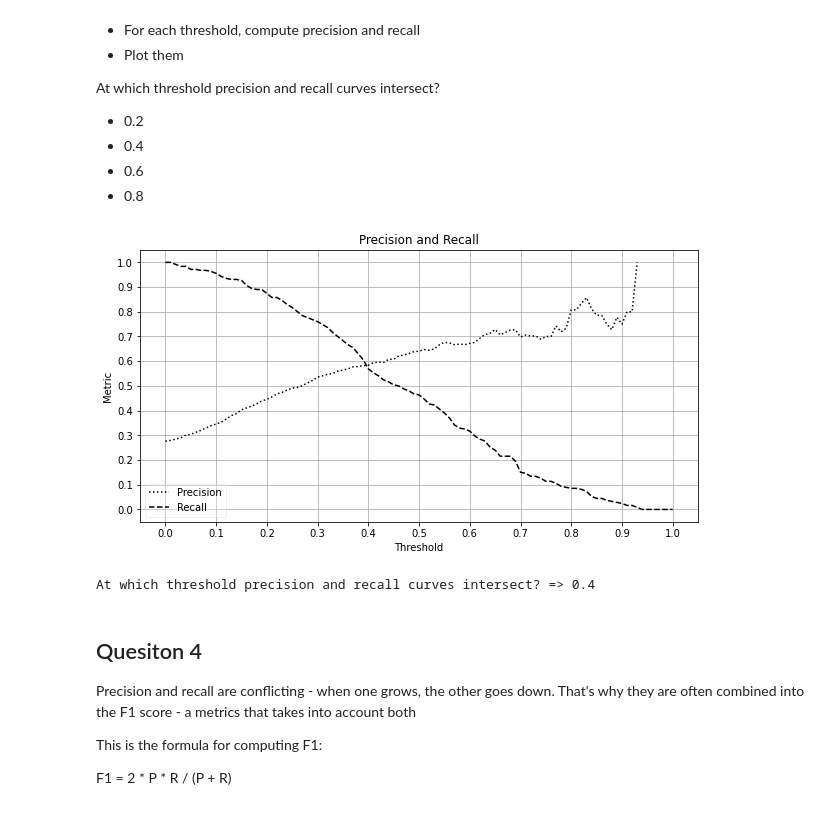
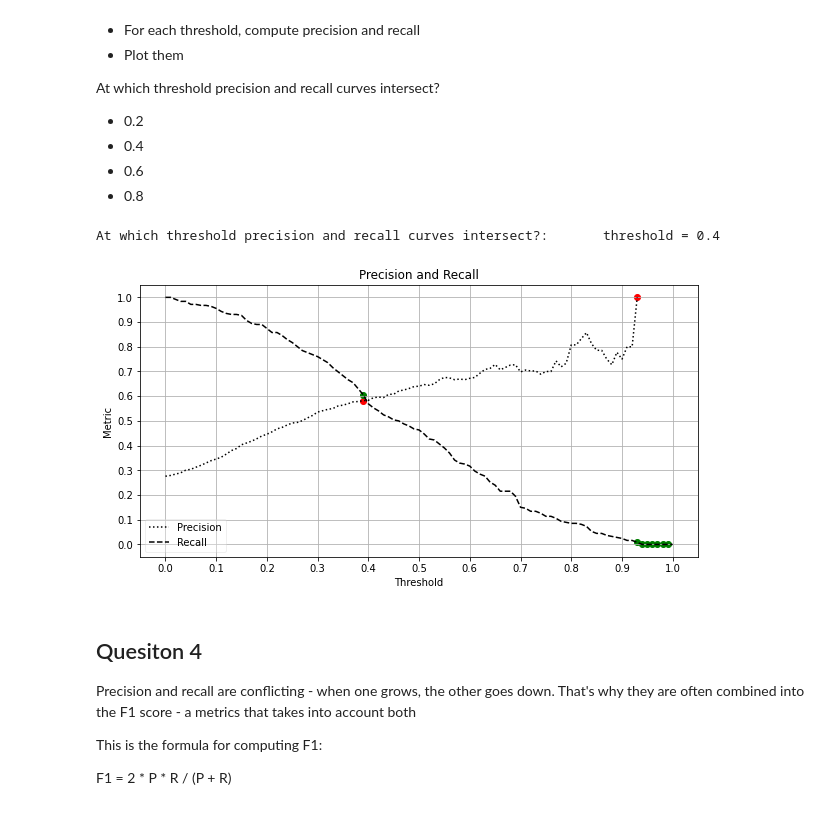
Before and after one commit to alexkolo/202109-ML-Zoomcamp-by-Alexey-Grigorev, a Jupyter notebook: 04 ML Zoomcamp Homework Metrics for Classification.ipynb, the cells around one changed output. Drawn from its saved outputs; the diff is of its cells as text; code cells hidden in the pictures.

```diff
--- a/04 ML Zoomcamp Homework Metrics for Classification.ipynb
+++ b/04 ML Zoomcamp Homework Metrics for Classification.ipynb
@@ -740,25 +733,38 @@ At which threshold precision and recall curves intersect?
 * 0.4
 * 0.6
 * 0.8
+# %%
+x = df_scores_val[0]['threshold'].values
+y1 = df_scores_val[0]['pre'].values
+y2 = df_scores_val[0]['tpr'].values
+# Following: https://stackoverflow.com/questions/28766692/intersection-of-two-graphs-in-python-find-the-x-value
+#  First it calculates f - g and the corresponding signs using np.sign.
+#  Applying np.diff reveals all the positions, where the sign changes (e.g. the lines cross).
+#  Using np.argwhere gives us the exact indices.
+idx = np.argwhere(np.diff(np.sign(y1 - y2))).flatten()
+print(f'At which threshold precision and recall curves intersect?:\t threshold = {x[idx[0]]:.1f}')
+# %% [output]
+At which threshold precision and recall curves intersect?:       threshold = 0.4
 # %%
 fig, axis = plt.subplots(figsize=(10,5))
 axis.set_xlabel('Threshold')
 axis.set_ylabel('Metric')
 axis.set_title('Precision and Recall')
 for name, col, ls in zip(['Precision','Recall'],['pre','tpr'],[':','--']):
     axis.plot(df_scores_val[0]['threshold'], df_scores_val[0][col], color='k', label=name, ls=ls)
 #endfor
+
+# show intersection point(s)
+plt.scatter(x[idx], y1[idx],color='r')
+plt.scatter(x[idx], y2[idx],color='g')
+
 axis.set_xticks(np.linspace(0, 1, 11))
 axis.set_yticks(np.linspace(0, 1, 11))
 axis.legend(framealpha=0.3)
 axis.grid()
 plt.show()
 # %% [output]
-[figure, old version]
+[figure, new version]
-# %%
-print('At which threshold precision and recall curves intersect? => 0.4')
-# %% [output]
-At which threshold precision and recall curves intersect? => 0.4
 # %% [markdown]
 ## Quesiton 4
 
```
Also changed, not shown: parts of 10 cells of this notebook.
